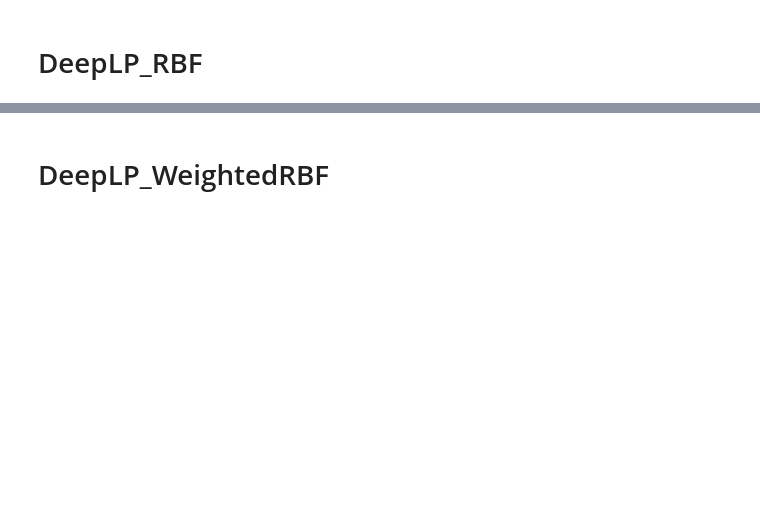
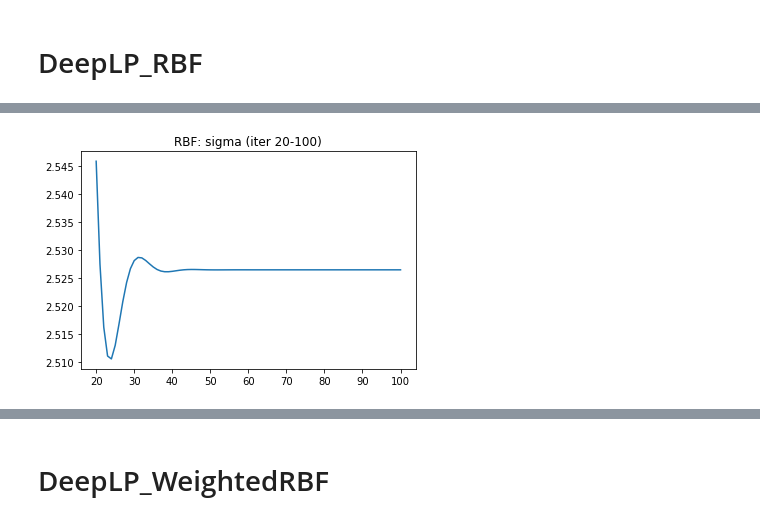
Before and after one commit to GRSEB9S/Deep-Label-Propagation, a Jupyter notebook: main.ipynb, the cells around one changed output, grey strips where cells are left out. Cells and saved outputs as stored; diff of their text form; code cells hidden in the pictures; blank space fills up the shorter version.

```diff
--- a/main.ipynb
+++ b/main.ipynb
@@ -146 +125,7 @@ plt.show()
+# %%
+plt.plot(range(20,100+1),dlp_rbf.sigmas[20:])
+plt.title("RBF: sigma (iter 20-100)")
+plt.show()
+# %% [output]
+[figure, added]
 # %%
```
Also changed, not shown: parts of 25 cells of this notebook, 2 other files.
